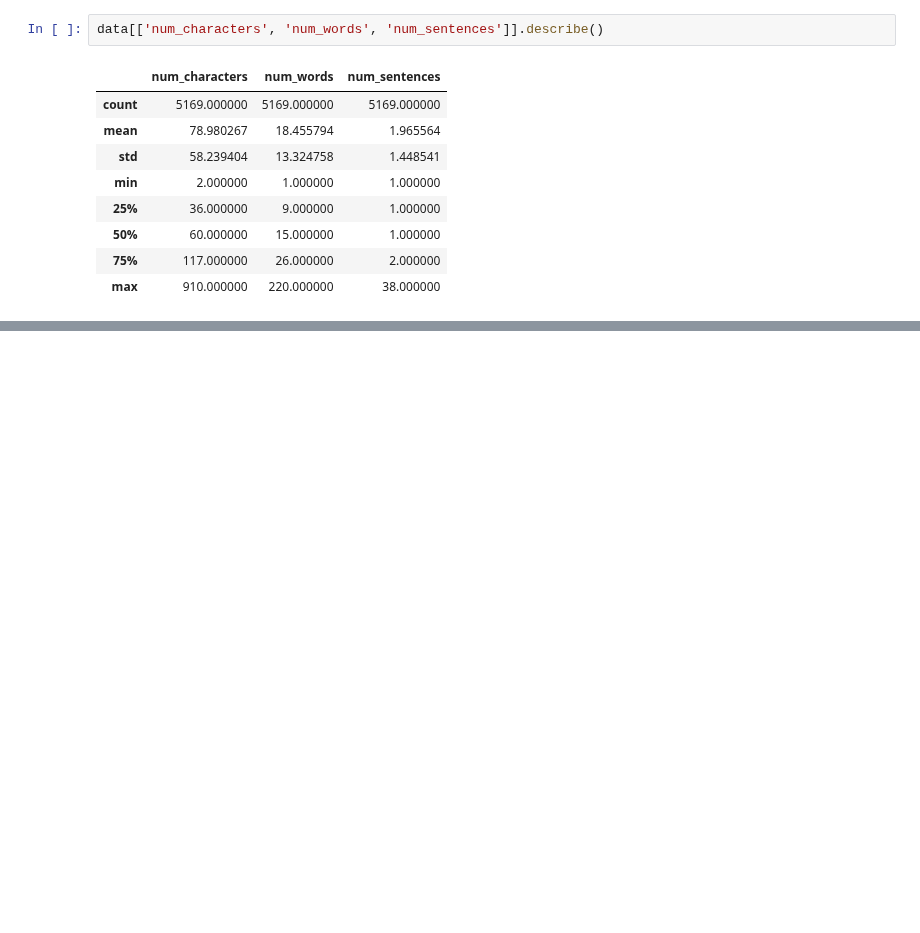
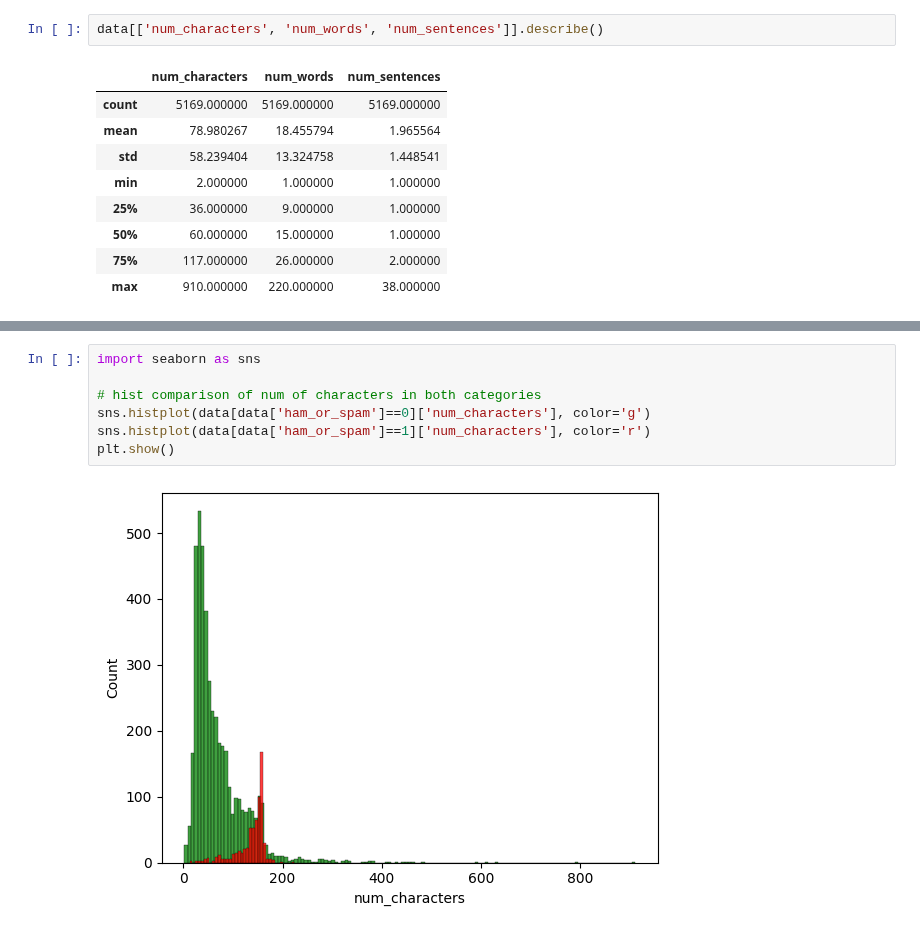
Before and after one commit to Sarvesh-Kesharwani/Spam_Classifier, a Jupyter notebook: 2. data_cleaning/1.ipynb, the cells around one changed output, grey strips where cells are left out. Saved outputs shown, nothing was run; the diff lists cells and outputs as text; blank space fills up the shorter version.

Commit message:
eda done | now starting data feature engineering

```diff
--- a/2. data_cleaning/1.ipynb
+++ b/2. data_cleaning/1.ipynb
@@ -140,0 +167,9 @@ data[['num_characters', 'num_words', 'num_sentences']].describe()
+# %%
+import seaborn as sns
+
+# hist comparison of num of characters in both categories
+sns.histplot(data[data['ham_or_spam']==0]['num_characters'], color='g')
+sns.histplot(data[data['ham_or_spam']==1]['num_characters'], color='r')
+plt.show()
+# %% [output]
+[figure, added]
```
Also changed, not shown: parts of 8 cells of this notebook, 1 other file.
